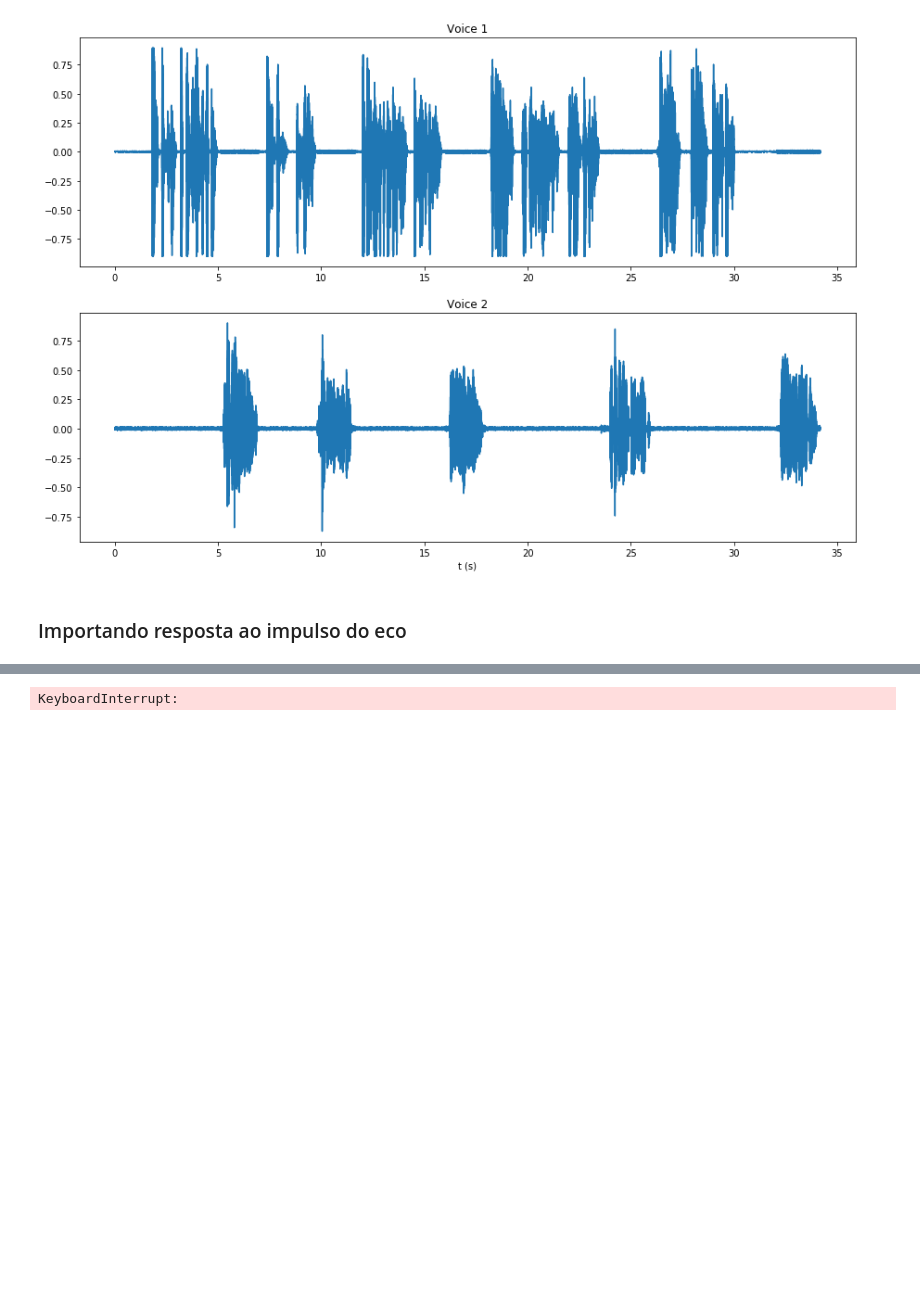
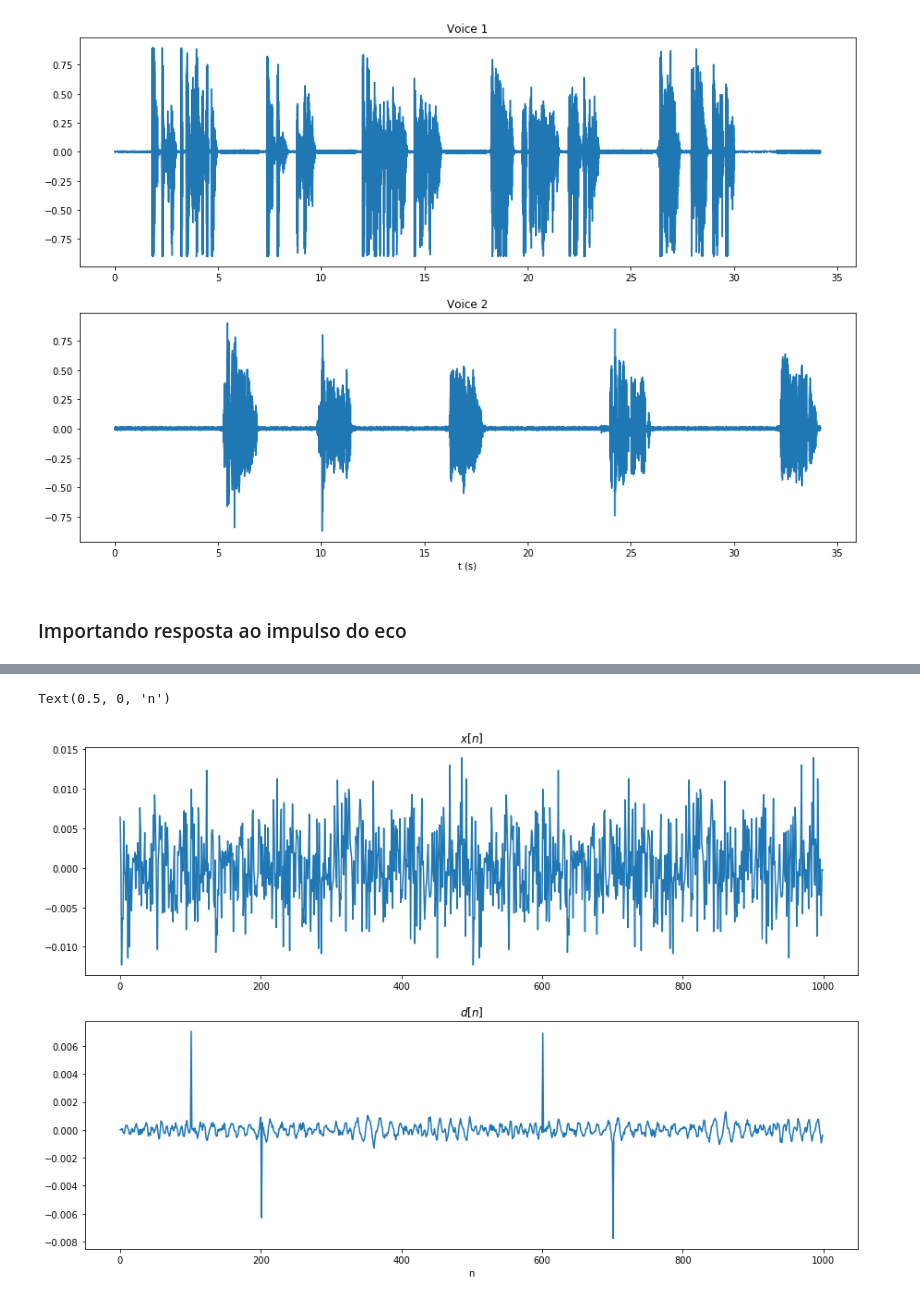
Before and after one commit to henriquemeloo/psi3532-adaptive-filtering, a Jupyter notebook: exp5/exp5.ipynb, the cells around one changed output, grey strips where cells are left out. Saved outputs shown, nothing was run; the diff lists cells and outputs as text; code cells hidden in the pictures; blank space fills up the shorter version.

```diff
--- a/exp5/exp5.ipynb
+++ b/exp5/exp5.ipynb
@@ -126,48 +125,22 @@ plt.xlabel('n')
 # %%
-x = voice_2[1]
-v = voice_1[1]
+total_samples = 500
+x = voice_2[1][:total_samples]
+v = voice_1[1][:total_samples]
 h = echo_path
 y = signal.lfilter(b=h, a=1, x=x)
 y = np.concatenate((y, -y))
 x = np.concatenate((x, x))
 v = np.concatenate((v, v))
 d = y + v
 
 plt.figure(figsize=(15,10))
 ax1 = plt.subplot(211)
 plt.plot(x)
 ax1.title.set_text('$x[n]$')
 ax2 = plt.subplot(212, sharex=ax1)
 plt.plot(d)
 ax2.title.set_text('$d[n]$')
 plt.xlabel('n')
+# %% [output]
+Text(0.5, 0, 'n')
+[figure, added]
-# %%
-M = len(h)
-nlms_filter = NLMS(M=M, mu_0=.5, epsilon=1e-2)
-rls_filter = RLS(M=M, L=.9999, delta=1)
-
-for i in range(len(x)):
-    nlms_filter.buffer(x[i], d[i])
-    rls_filter.buffer(x[i], d[i])
-
-ERLE_NLMS = 10 * log10(y ** 2 / nlms_filter.e ** 2)
-ERLE_RLS = 10 * log10(y ** 2 / rls_filter.e ** 2)
-
-plt.figure(figsize=(15,10))
-ax1 = plt.subplot(311)
-plt.plot(v)
-plt.plot(nlms_filter.e)
-plt.plot(rls_filter.e)
-plt.legend(['$v[n]$', '$e[n]$ NLMS', '$e[n]$ RLS'])
-ax1.title.set_text('Comparacao dos sinais $v[n]$ e $e[n]$')
-ax2 = plt.subplot(312, sharex=ax1)
-plt.plot(np.ones(len(voice_2[1])))
-ax2.title.set_text('Curva do MSD')
-ax3 = plt.subplot(313, sharex=ax1)
-plt.plot(ERLE_NLMS)
-plt.plot(ERLE_RLS)
-ax2.title.set_text('Echo return loss enhancement')
-plt.legend(['ERLE NLMS', 'ERLE RLS'])
-plt.xlabel('n')
-# %% [output]
-KeyboardInterrupt:
```
Also changed, not shown: parts of 6 cells of this notebook.
